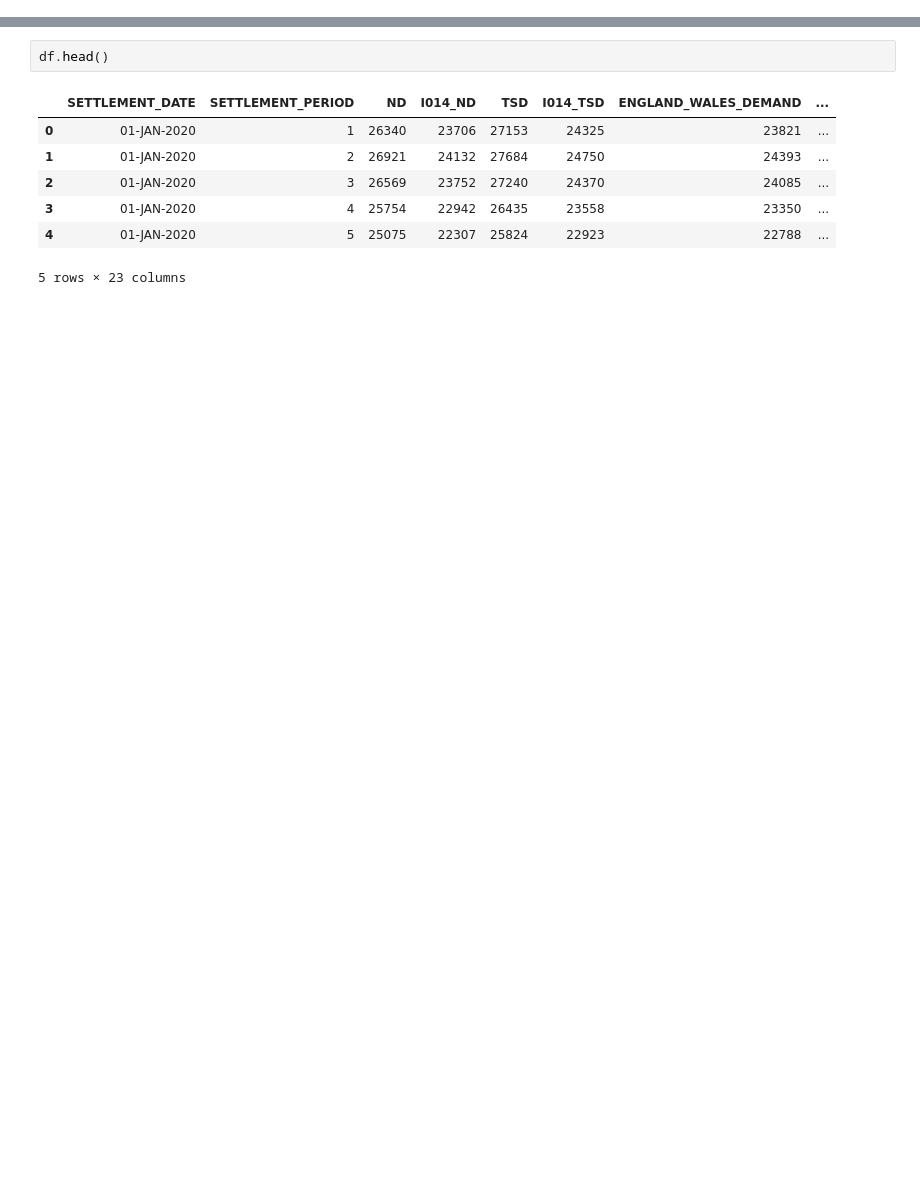
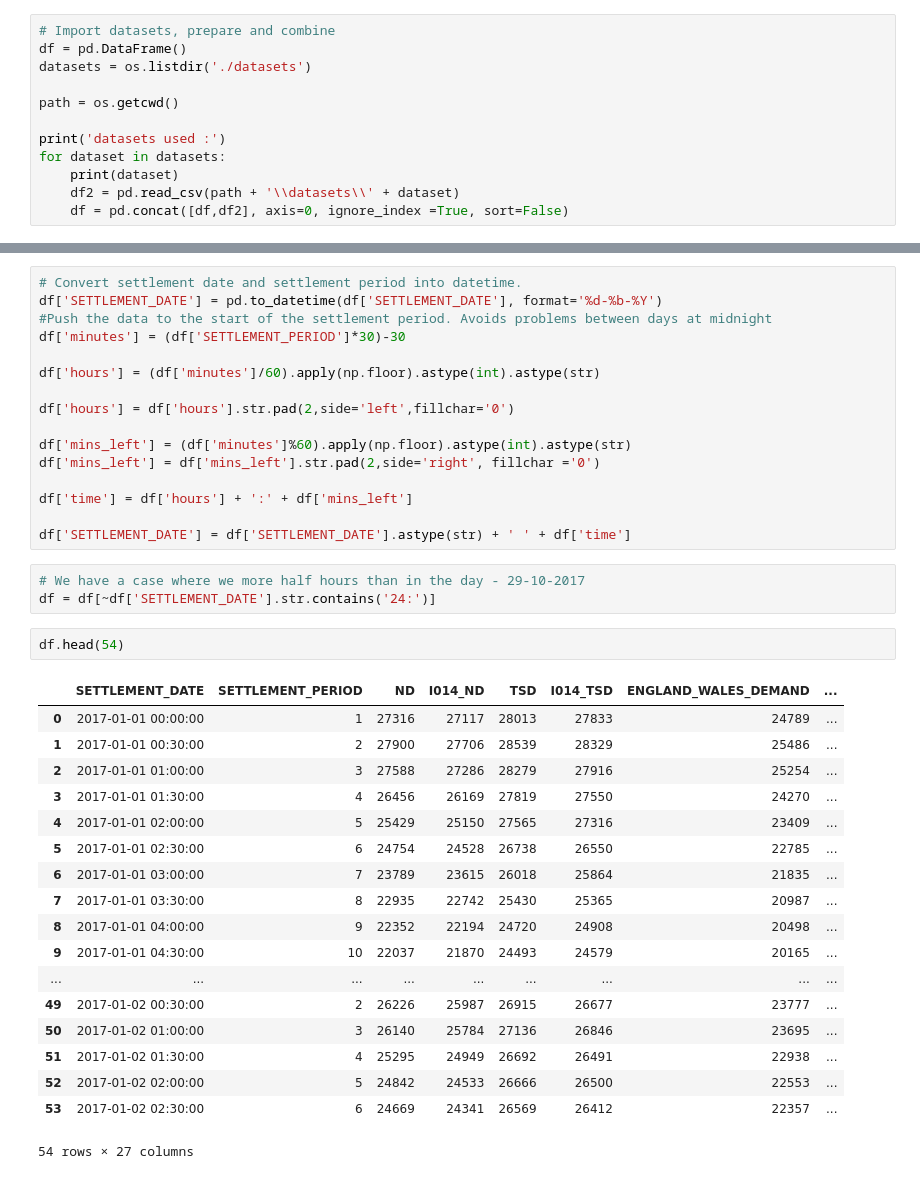
Before and after one commit to AndrewWalker251/energy_forecasting, a Jupyter notebook: Energy Forecast Exploration.ipynb, the cells around one changed output, grey strips where cells are left out. Cells and saved outputs as stored; diff of their text form; blank space fills up the shorter version.

Commit message:
Datasets and data preparation
The data is from the nationalgrid and comes in separate files.The times stamp is given in settlement periods. These are converted into
time stamps

```diff
--- a/Energy Forecast Exploration.ipynb
+++ b/Energy Forecast Exploration.ipynb
@@ -7,0 +16,12 @@ df = pd.read_csv('DemandData_2020.csv')
+# %%
+# Import datasets, prepare and combine
+df = pd.DataFrame()
+datasets = os.listdir('./datasets')
+
+path = os.getcwd()
+
+print('datasets used :')
+for dataset in datasets:
+    print(dataset)
+    df2 = pd.read_csv(path + '\\datasets\\' + dataset)
+    df = pd.concat([df,df2], axis=0, ignore_index =True, sort=False)
@@ -8,10 +36,40 @@ df = pd.read_csv('DemandData_2020.csv')
+# %%
+# Convert settlement date and settlement period into datetime.
+df['SETTLEMENT_DATE'] = pd.to_datetime(df['SETTLEMENT_DATE'], format='%d-%b-%Y')
+#Push the data to the start of the settlement period. Avoids problems between days at midnight
+df['minutes'] = (df['SETTLEMENT_PERIOD']*30)-30
+
+df['hours'] = (df['minutes']/60).apply(np.floor).astype(int).astype(str)
+
+df['hours'] = df['hours'].str.pad(2,side='left',fillchar='0')
+
+df['mins_left'] = (df['minutes']%60).apply(np.floor).astype(int).astype(str)
+df['mins_left'] = df['mins_left'].str.pad(2,side='right', fillchar ='0')
+
+df['time'] = df['hours'] + ':' + df['mins_left']
+
+df['SETTLEMENT_DATE'] = df['SETTLEMENT_DATE'].astype(str) + ' ' + df['time']
+# %%
+# We have a case where we more half hours than in the day - 29-10-2017
+df = df[~df['SETTLEMENT_DATE'].str.contains('24:')]
 # %%
-df.head()
+df.head(54)
 # %% [output]
 |  | SETTLEMENT_DATE | SETTLEMENT_PERIOD | ND | I014_ND | TSD | I014_TSD | ENGLAND_WALES_DEMAND | ... |
-| 0 | 01-JAN-2020 | 1 | 26340 | 23706 | 27153 | 24325 | 23821 | ... |
-| 1 | 01-JAN-2020 | 2 | 26921 | 24132 | 27684 | 24750 | 24393 | ... |
-| 2 | 01-JAN-2020 | 3 | 26569 | 23752 | 27240 | 24370 | 24085 | ... |
-| 3 | 01-JAN-2020 | 4 | 25754 | 22942 | 26435 | 23558 | 23350 | ... |
-| 4 | 01-JAN-2020 | 5 | 25075 | 22307 | 25824 | 22923 | 22788 | ... |
+| 0 | 2017-01-01 00:00:00 | 1 | 27316 | 27117 | 28013 | 27833 | 24789 | ... |
+| 1 | 2017-01-01 00:30:00 | 2 | 27900 | 27706 | 28539 | 28329 | 25486 | ... |
+| 2 | 2017-01-01 01:00:00 | 3 | 27588 | 27286 | 28279 | 27916 | 25254 | ... |
+| 3 | 2017-01-01 01:30:00 | 4 | 26456 | 26169 | 27819 | 27550 | 24270 | ... |
+| 4 | 2017-01-01 02:00:00 | 5 | 25429 | 25150 | 27565 | 27316 | 23409 | ... |
+| 5 | 2017-01-01 02:30:00 | 6 | 24754 | 24528 | 26738 | 26550 | 22785 | ... |
+| 6 | 2017-01-01 03:00:00 | 7 | 23789 | 23615 | 26018 | 25864 | 21835 | ... |
+| 7 | 2017-01-01 03:30:00 | 8 | 22935 | 22742 | 25430 | 25365 | 20987 | ... |
+| 8 | 2017-01-01 04:00:00 | 9 | 22352 | 22194 | 24720 | 24908 | 20498 | ... |
+| 9 | 2017-01-01 04:30:00 | 10 | 22037 | 21870 | 24493 | 24579 | 20165 | ... |
+| ... | ... | ... | ... | ... | ... | ... | ... | ... |
+| 49 | 2017-01-02 00:30:00 | 2 | 26226 | 25987 | 26915 | 26677 | 23777 | ... |
+| 50 | 2017-01-02 01:00:00 | 3 | 26140 | 25784 | 27136 | 26846 | 23695 | ... |
+| 51 | 2017-01-02 01:30:00 | 4 | 25295 | 24949 | 26692 | 26491 | 22938 | ... |
+| 52 | 2017-01-02 02:00:00 | 5 | 24842 | 24533 | 26666 | 26500 | 22553 | ... |
+| 53 | 2017-01-02 02:30:00 | 6 | 24669 | 24341 | 26569 | 26412 | 22357 | ... |
-5 rows × 23 columns
+54 rows × 27 columns
```
Also changed, not shown: parts of 9 cells of this notebook, 4 other files.
